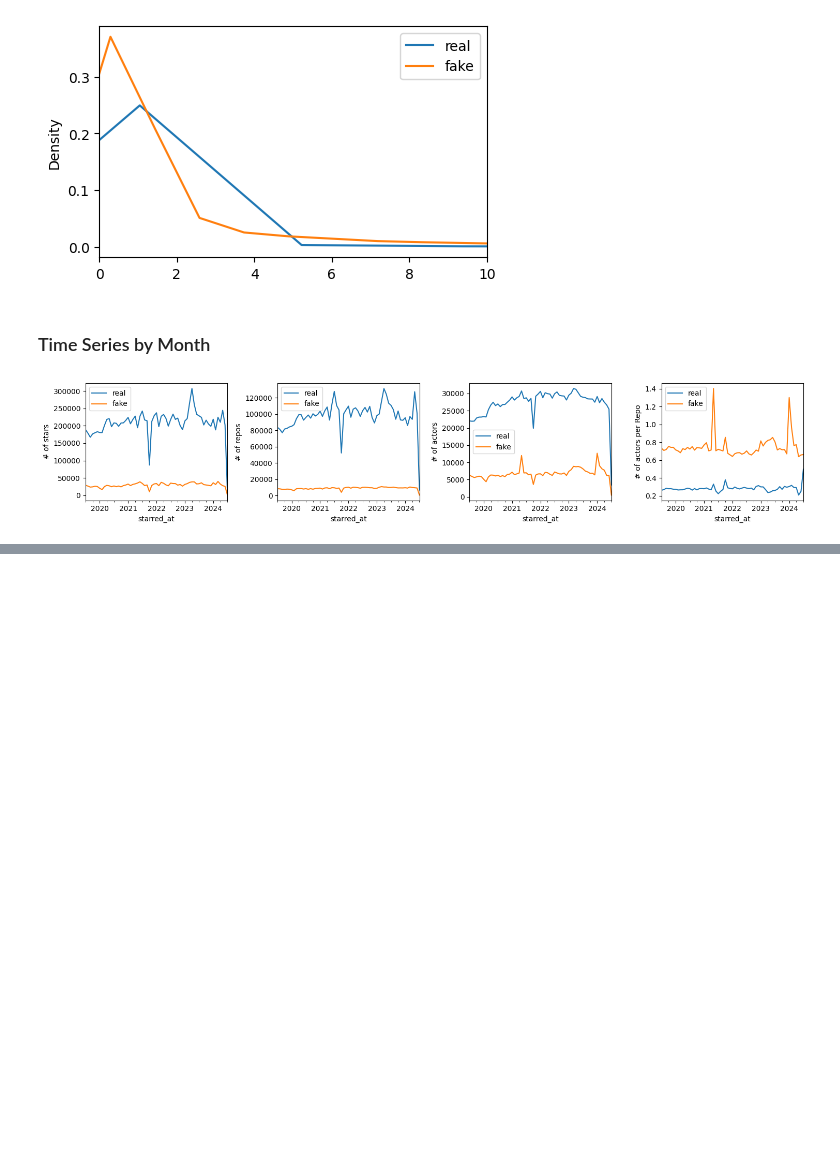
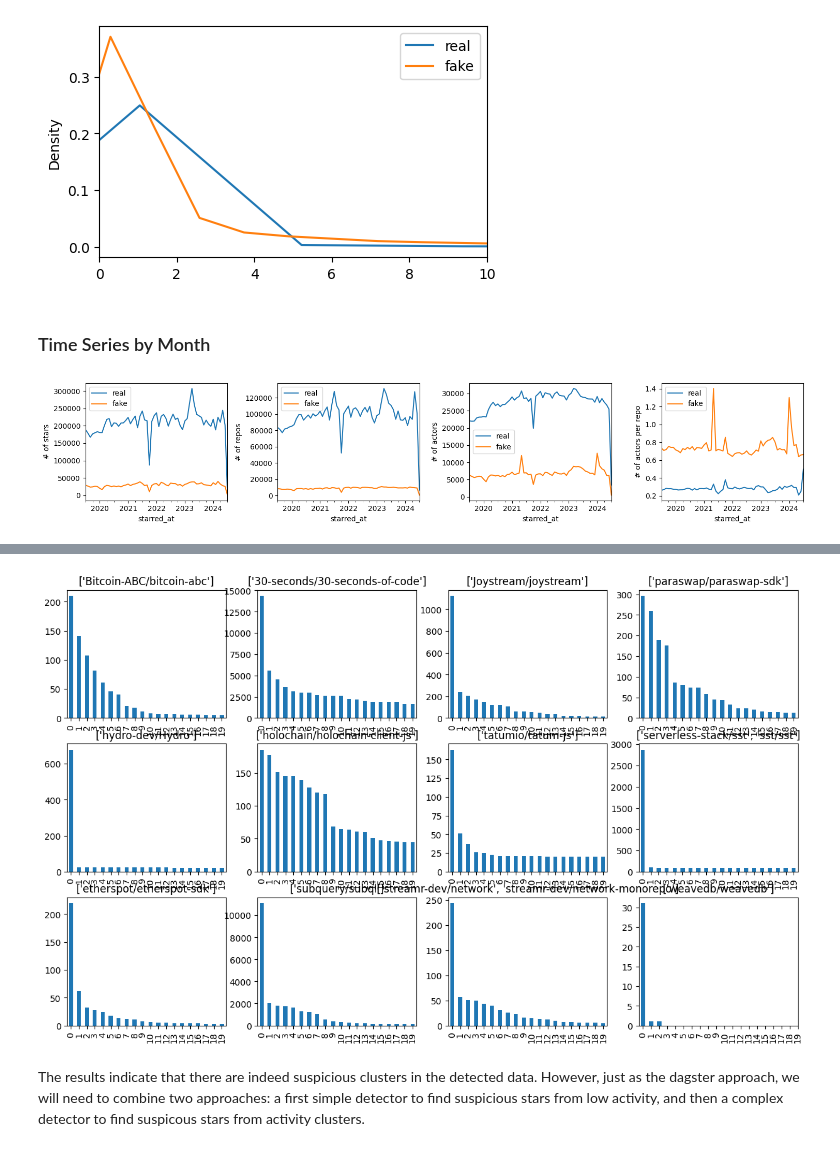
Before and after one commit to hehao98/StarScout, a Jupyter notebook: copycatch_clusters.ipynb, the cells around one changed output, grey strips where cells are left out. Drawn from its saved outputs; the diff is of its cells as text; code cells hidden in the pictures; blank space fills up the shorter version.

Commit message:
CopyCatch clustering analysis

```diff
--- a/copycatch_clusters.ipynb
+++ b/copycatch_clusters.ipynb
@@ -109,0 +149,31 @@ fig.tight_layout()
+# %%
+def build_bipartite_graph(stars: pd.DataFrame, actors: list[str]) -> nx.Graph:
+    stars = stars[stars.actor.isin(set(actors))]
+    G = nx.Graph()
+    G.add_nodes_from(stars.actor, bipartite=0)
+    G.add_nodes_from(stars.repo, bipartite=1)
+    G.add_edges_from(zip(stars.actor, stars.repo))
+    return G
+
+
+def analyze_suspicious_clusters(repos: list[str], ax: plt.Axes = None):
+    actors = fake[fake.repo.isin(repos)].actor.unique()
+    G = build_bipartite_graph(fake, actors)
+    repo_actors = pd.Series(
+        dict(
+            sorted(
+                [(n, G.degree(n)) for n in G.nodes() if "/" in n],
+                key=lambda x: -G.degree(x[0]),
+            )
+        )
+    )
+    if ax is not None:
+        repo_actors.head(20).plot.bar(ax=ax)
+        ax.set_xticks(range(20))
+        ax.set_xticklabels(labels=range(20))
+        ax.set_title(repos)
+    return repo_actors
+
+for repo_names in suspicious_repos.repo_names:
+    print(repo_names)
+    print(analyze_suspicious_clusters(repo_names.split(","), ax=None).head(10))
@@ -109,0 +198,8 @@ fig.tight_layout()
+# %%
+fig, axes = plt.subplots(3, 4, figsize=(15, 9))
+for i, repo_names in enumerate(suspicious_repos.repo_names):
+    analyze_suspicious_clusters(repo_names.split(","), axes[i // 4][i % 4])
+# %% [output]
+[figure, added]
+# %% [markdown]
+The results indicate that there are indeed suspicious clusters in the detected data. However, just as the dagster approach, we will need to combine two approaches: a first simple detector to find suspicious stars from low activity, and then a complex detector to find suspicous stars from activity clusters.
```
Also changed, not shown: parts of 6 cells of this notebook, 1 other file.
